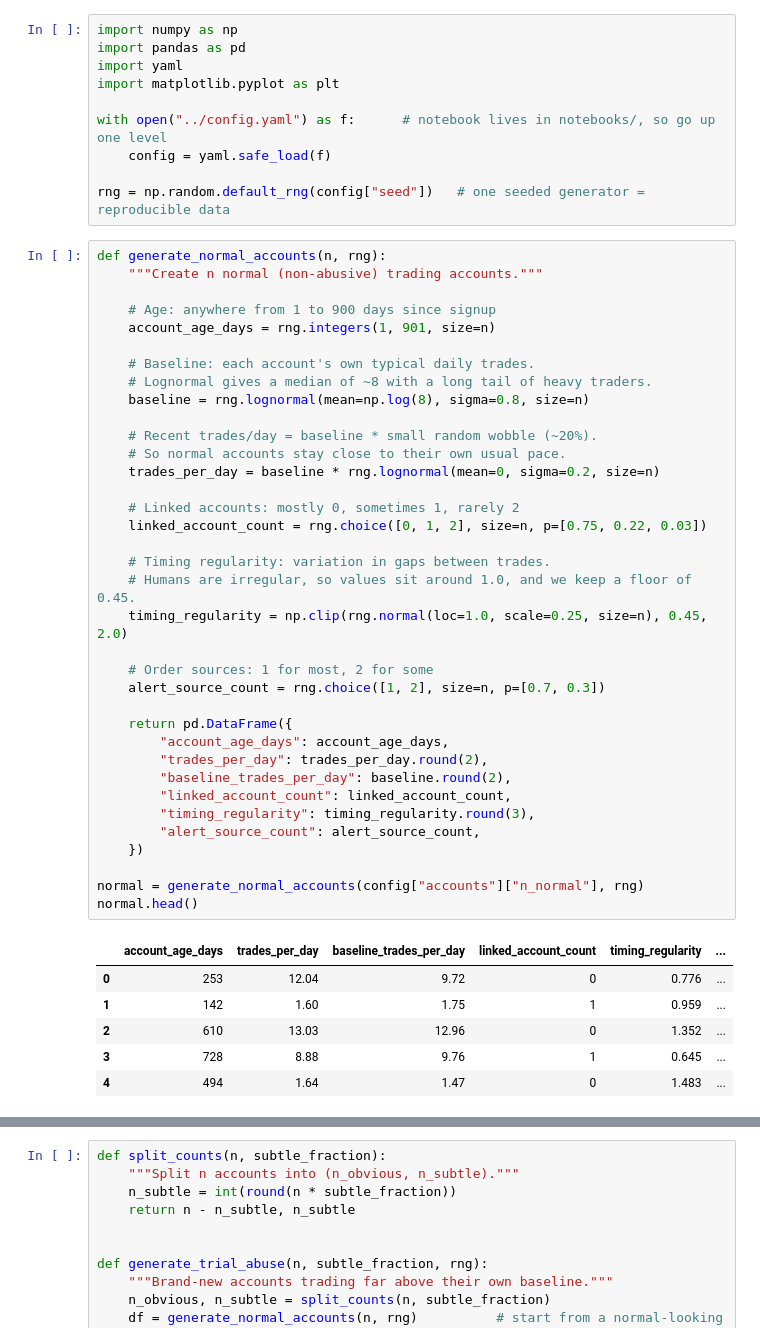
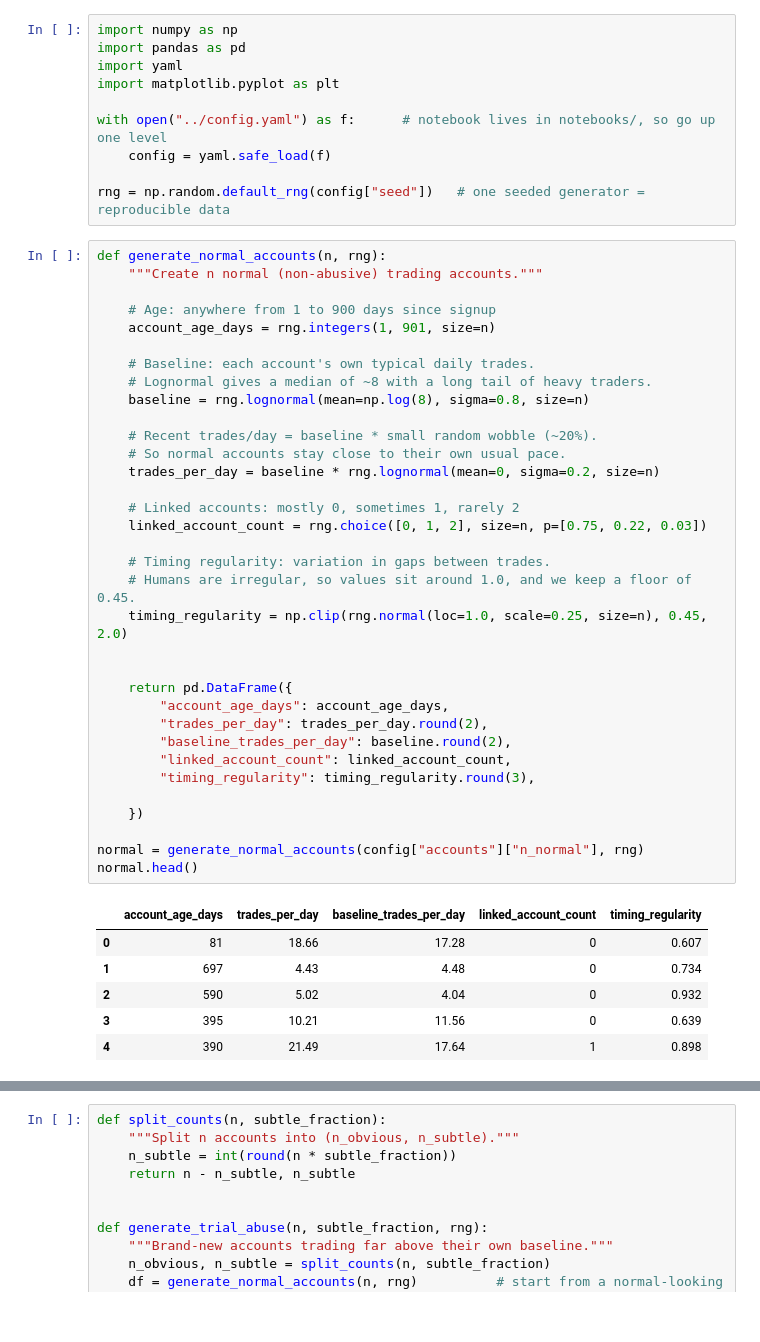
Before and after one commit to Friday369/Fraud-Detection, a Jupyter notebook: notebooks/02_data_generation.ipynb, the cells around one changed output, grey strips where cells are left out. Cells and saved outputs as stored; diff of their text form.

```diff
--- a/notebooks/02_data_generation.ipynb
+++ b/notebooks/02_data_generation.ipynb
@@ -15,39 +15,37 @@ def generate_normal_accounts(n, rng):
     # Age: anywhere from 1 to 900 days since signup
     account_age_days = rng.integers(1, 901, size=n)
 
     # Baseline: each account's own typical daily trades.
     # Lognormal gives a median of ~8 with a long tail of heavy traders.
     baseline = rng.lognormal(mean=np.log(8), sigma=0.8, size=n)
 
     # Recent trades/day = baseline * small random wobble (~20%).
     # So normal accounts stay close to their own usual pace.
     trades_per_day = baseline * rng.lognormal(mean=0, sigma=0.2, size=n)
 
     # Linked accounts: mostly 0, sometimes 1, rarely 2
     linked_account_count = rng.choice([0, 1, 2], size=n, p=[0.75, 0.22, 0.03])
 
     # Timing regularity: variation in gaps between trades.
     # Humans are irregular, so values sit around 1.0, and we keep a floor of 0.45.
     timing_regularity = np.clip(rng.normal(loc=1.0, scale=0.25, size=n), 0.45, 2.0)
 
-    # Order sources: 1 for most, 2 for some
-    alert_source_count = rng.choice([1, 2], size=n, p=[0.7, 0.3])
 
     return pd.DataFrame({
         "account_age_days": account_age_days,
         "trades_per_day": trades_per_day.round(2),
         "baseline_trades_per_day": baseline.round(2),
         "linked_account_count": linked_account_count,
         "timing_regularity": timing_regularity.round(3),
-        "alert_source_count": alert_source_count,
+
     })
 
 normal = generate_normal_accounts(config["accounts"]["n_normal"], rng)
 normal.head()
 # %% [output]
-|  | account_age_days | trades_per_day | baseline_trades_per_day | linked_account_count | timing_regularity | ... |
-| 0 | 253 | 12.04 | 9.72 | 0 | 0.776 | ... |
-| 1 | 142 | 1.60 | 1.75 | 1 | 0.959 | ... |
-| 2 | 610 | 13.03 | 12.96 | 0 | 1.352 | ... |
-| 3 | 728 | 8.88 | 9.76 | 1 | 0.645 | ... |
-| 4 | 494 | 1.64 | 1.47 | 0 | 1.483 | ... |
+|  | account_age_days | trades_per_day | baseline_trades_per_day | linked_account_count | timing_regularity |
+| 0 | 81 | 18.66 | 17.28 | 0 | 0.607 |
+| 1 | 697 | 4.43 | 4.48 | 0 | 0.734 |
+| 2 | 590 | 5.02 | 4.04 | 0 | 0.932 |
+| 3 | 395 | 10.21 | 11.56 | 0 | 0.639 |
+| 4 | 390 | 21.49 | 17.64 | 1 | 0.898 |
```
Also changed, not shown: parts of 6 cells of this notebook, 7 other files.
